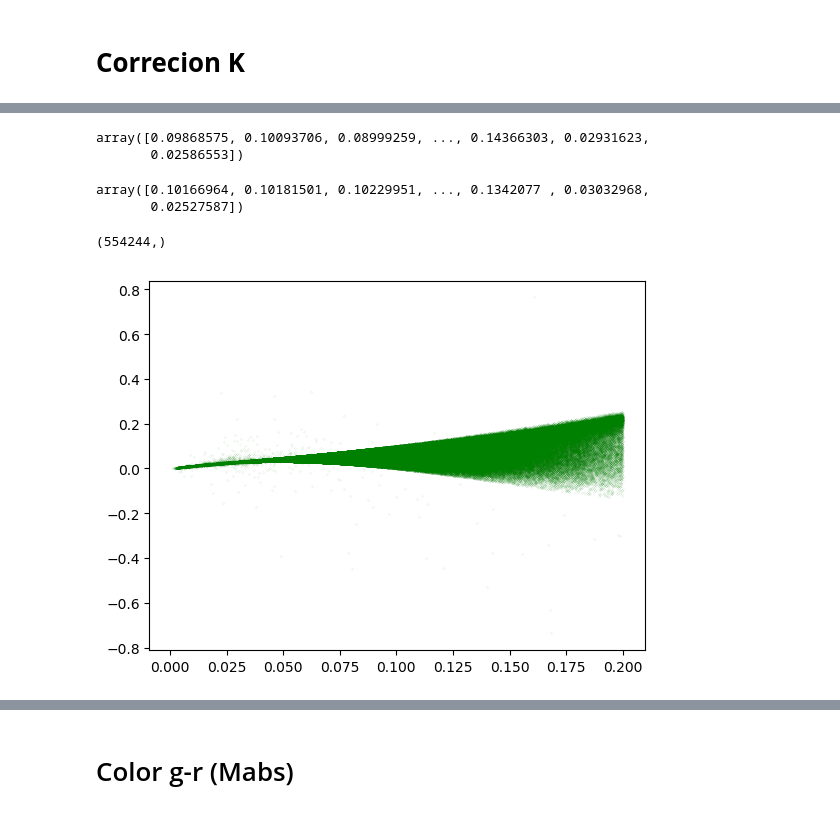
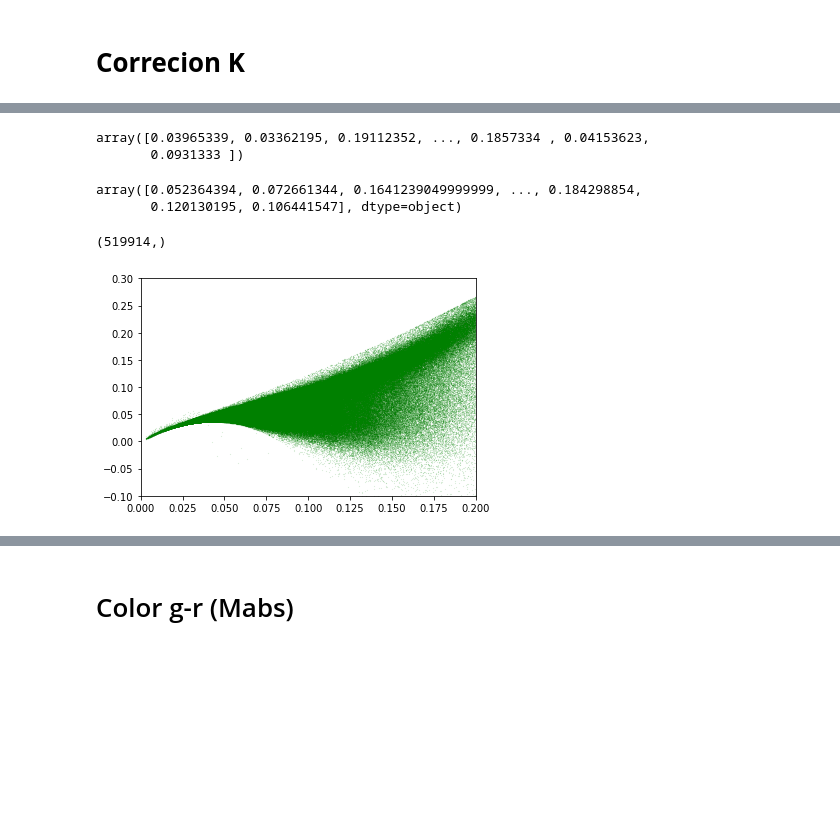
Before and after one commit to antotaverna/cg_environments, a Jupyter notebook: plots/tempel.ipynb, the cells around one changed output, grey strips where cells are left out. Saved outputs shown, nothing was run; the diff lists cells and outputs as text; code cells hidden in the pictures; blank space fills up the shorter version.

```diff
--- a/plots/tempel.ipynb
+++ b/plots/tempel.ipynb
@@ -114,7 +159,7 @@ plt.show()
 # %% [markdown]
 # **Correcion K**
 # %%
-dfk = pd.read_table("../../tempel_kcorr.dat", sep="\s+", names=['z', 'mr', 'kr', 'mg', 'kg'])
+dfk = pd.read_table("../../tempel_kcorr_full.dat", sep="\s+", names=['z', 'mr', 'kr', 'mg', 'kg', 'mu', 'ku'])
 #dfk = pd.read_table("tempel_kcorr.dat", sep="\s+", names=['z', 'kr'])
 # %%
 dfk.head(3)
@@ -125,0 +171,4 @@ dfk.head(3)
+# %%
+display(dfk.shape)
+dfk = dfk[dfk.applymap(np.isreal).all(1)]
+display(dfk.shape)
@@ -140,4 +192,8 @@ display(min(dfk.mg), max(dfk.mg))
 # %%
-indx = np.where((dfk.mr > -27.) & (dfk.mr < -15.) & (dfk.mg > -27.) & (dfk.mg < -15.) & (dfk.kr > -1.5) & (dfk.kg > -1.5))
-np.shape(indx)
+indx = np.where(
+    (dfk.mu > -27.) & (dfk.mu < -15.)
+    & (dfk.mg > -27.) & (dfk.mg < -15.)
+    & (dfk.kr > -1.5) & (dfk.kg > -1.5)
+    & (dfk.ku > -1.5) & (dfk.ku > -1.5))
+display(np.shape(indx))
 # %% [output]
@@ -169,19 +245,23 @@ display(min(kkg), max(kkg))
 display(kkr)
 display(zz)
 # %% [output]
-array([0.09868575, 0.10093706, 0.08999259, ..., 0.14366303, 0.02931623,
-       0.02586553])
+array([0.03965339, 0.03362195, 0.19112352, ..., 0.1857334 , 0.04153623,
+       0.0931333 ])
-array([0.10166964, 0.10181501, 0.10229951, ..., 0.1342077 , 0.03032968,
-       0.02527587])
+array([0.052364394, 0.072661344, 0.1641239049999999, ..., 0.184298854,
+       0.120130195, 0.106441547], dtype=object)
 # %%
 kkr.shape
 # %% [output]
-(554244,)
+(519914,)
 # %%
 plt.plot(zz,kkr, 'g.',linestyle='None', markersize=0.10)
+
+plt.xlim(0,0.2)
+plt.ylim(-0.1,0.3)
+
 plt.show()
 # %% [output]
-[figure, old version]
+[figure, new version]
 # %%
 plt.plot(zz,kkr/zz, 'g.',linestyle='None', markersize=0.1)
 plt.show()
```
Also changed, not shown: parts of 47 cells of this notebook.
